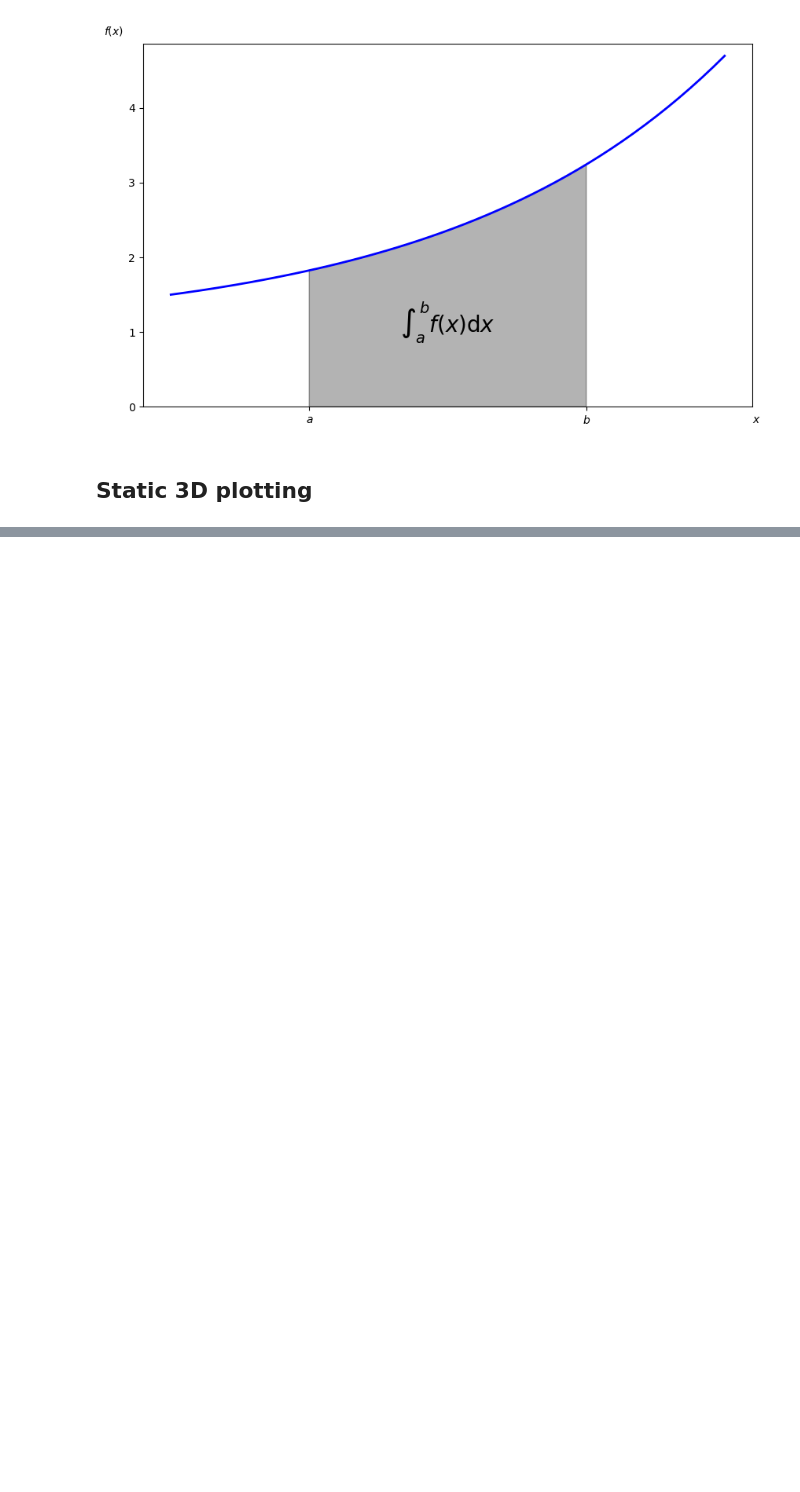
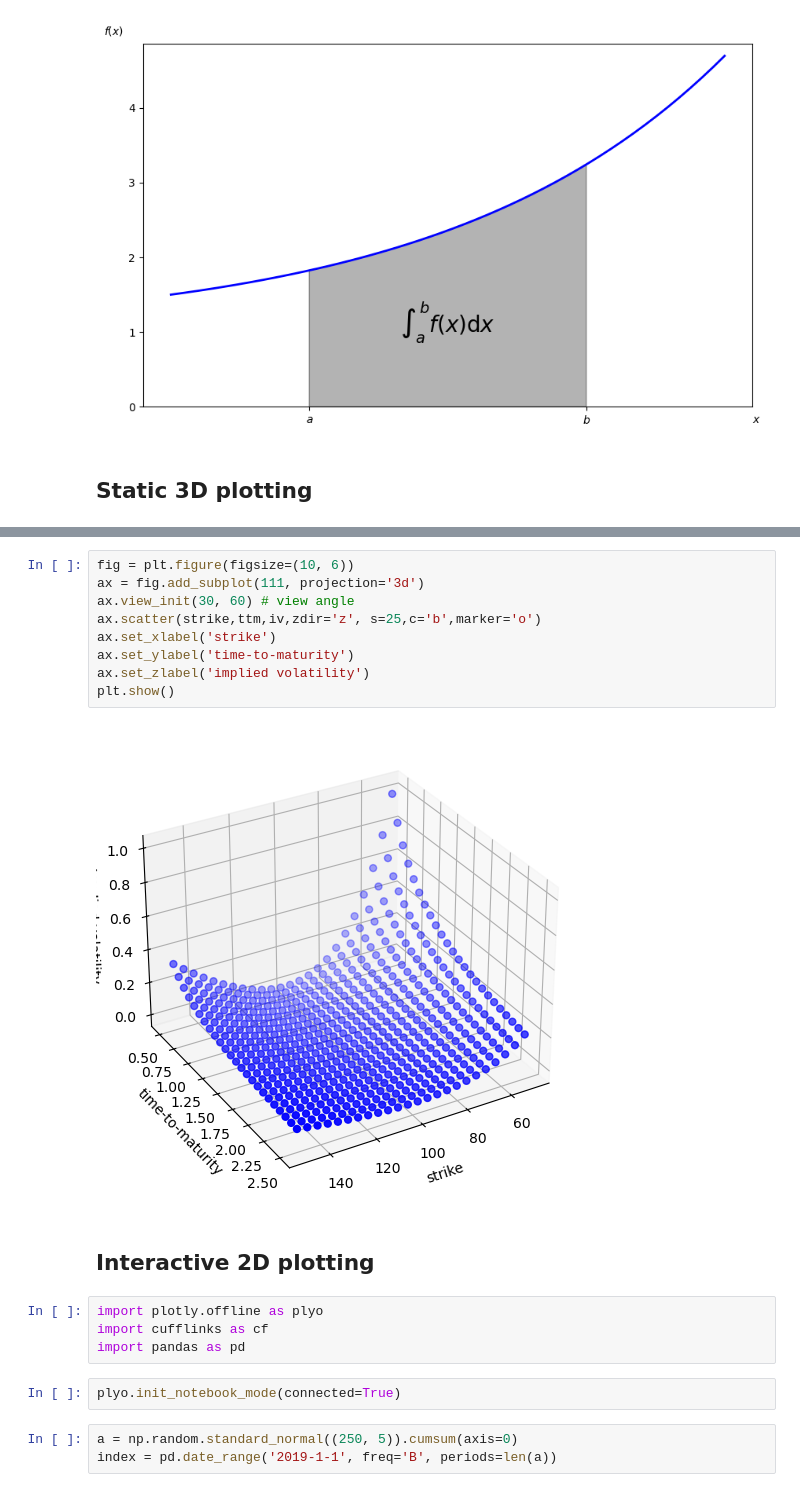
Before and after one commit to Kalebb12/Quantitative-Trading, a Jupyter notebook: learning/10_visualizations.ipynb, the cells around one changed output, grey strips where cells are left out. Cells and saved outputs as stored; diff of their text form; blank space fills up the shorter version.

```diff
--- a/learning/10_visualizations.ipynb
+++ b/learning/10_visualizations.ipynb
@@ -229,0 +270,22 @@ plt.show()
+# %%
+fig = plt.figure(figsize=(10, 6))
+ax = fig.add_subplot(111, projection='3d')
+ax.view_init(30, 60) # view angle
+ax.scatter(strike,ttm,iv,zdir='z', s=25,c='b',marker='o')
+ax.set_xlabel('strike')
+ax.set_ylabel('time-to-maturity')
+ax.set_zlabel('implied volatility')
+plt.show()
+# %% [output]
+[figure, added]
+# %% [markdown]
+## Interactive 2D plotting
+# %%
+import plotly.offline as plyo
+import cufflinks as cf
+import pandas as pd
+# %%
+plyo.init_notebook_mode(connected=True)
+# %%
+a = np.random.standard_normal((250, 5)).cumsum(axis=0)
+index = pd.date_range('2019-1-1', freq='B', periods=len(a))
```
Also changed, not shown: parts of 19 cells of this notebook, 6 other files.
